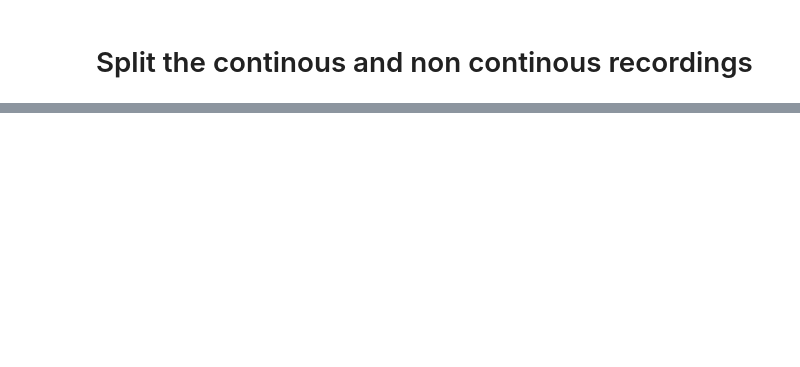
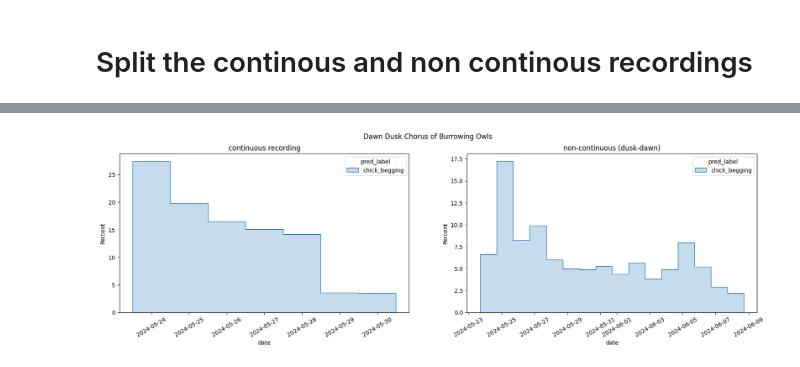
Before and after one commit to conservationtechlab/whoot, a Jupyter notebook: visualizations.ipynb, the cells around one changed output, grey strips where cells are left out. Drawn from its saved outputs; the diff is of its cells as text; code cells hidden in the pictures; blank space fills up the shorter version.

```diff
--- a/visualizations.ipynb
+++ b/visualizations.ipynb
@@ -223,0 +279,12 @@ KeyError: 'y'
+# %%
+fig, axs = plt.subplots(ncols=2, figsize=(20,5))
+sns.histplot(auto_df[auto_df["mic_id"].str.contains("cont") & auto_df["pred_label"].str.contains("chick")], x="date", hue="pred_label", ax=axs[0], element="step",  stat="percent", discrete=True)
+axs[0].set_title("continuous recording")
+axs[0].tick_params(axis='x', rotation=30)
+axs[1].set_title("non-continuous (dusk-dawn)")
+axs[1].tick_params(axis='x', rotation=30)
+sns.histplot(auto_df[~auto_df["mic_id"].str.contains("cont") & auto_df["pred_label"].str.contains("chick")], x="date", hue="pred_label", ax=axs[1], element="step",  stat="percent", discrete=True)
+plt.suptitle("Dawn Dusk Chorus of Burrowing Owls")
+plt.show()
+# %% [output]
+[figure, added]
```
Also changed, not shown: parts of 6 cells of this notebook, 2 other files.
